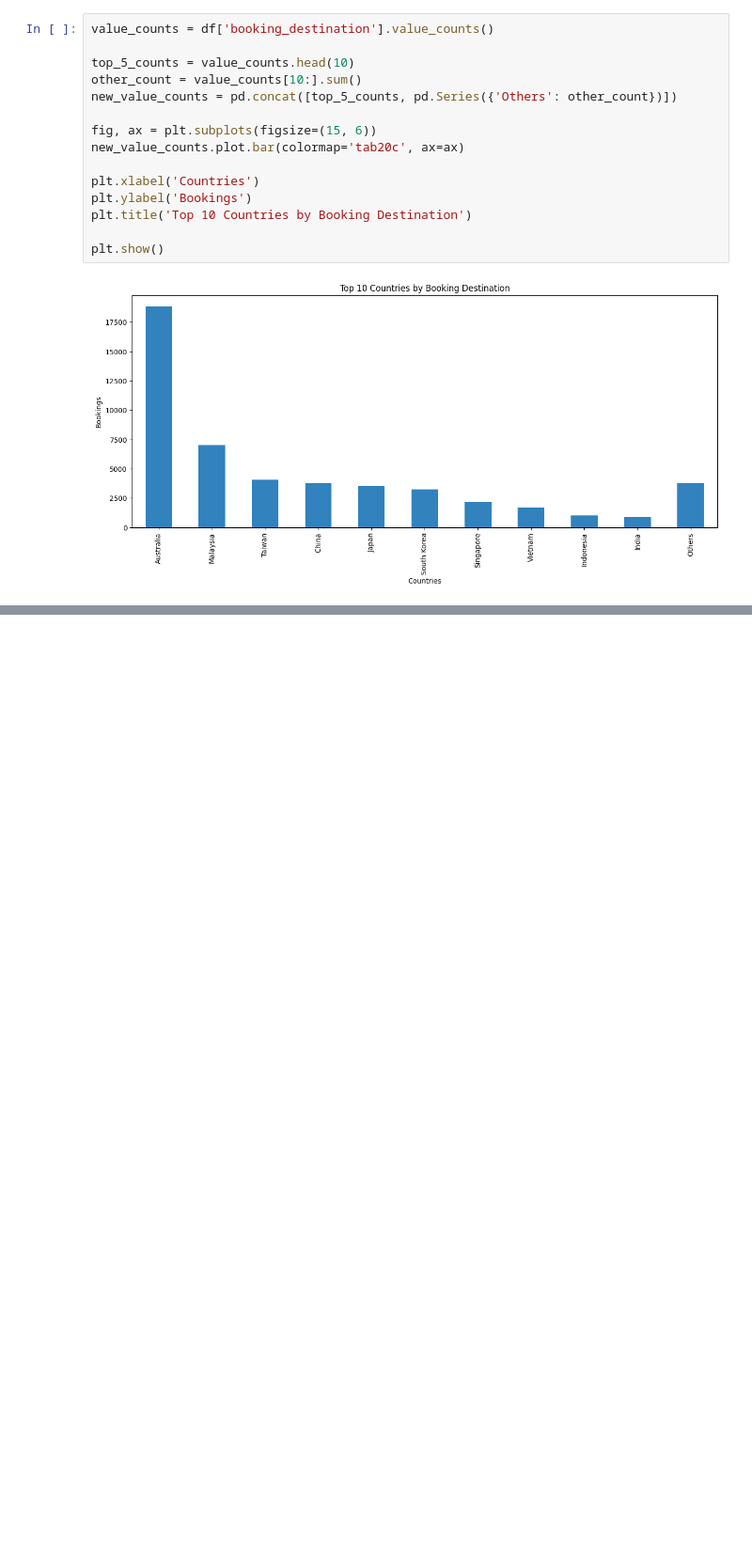
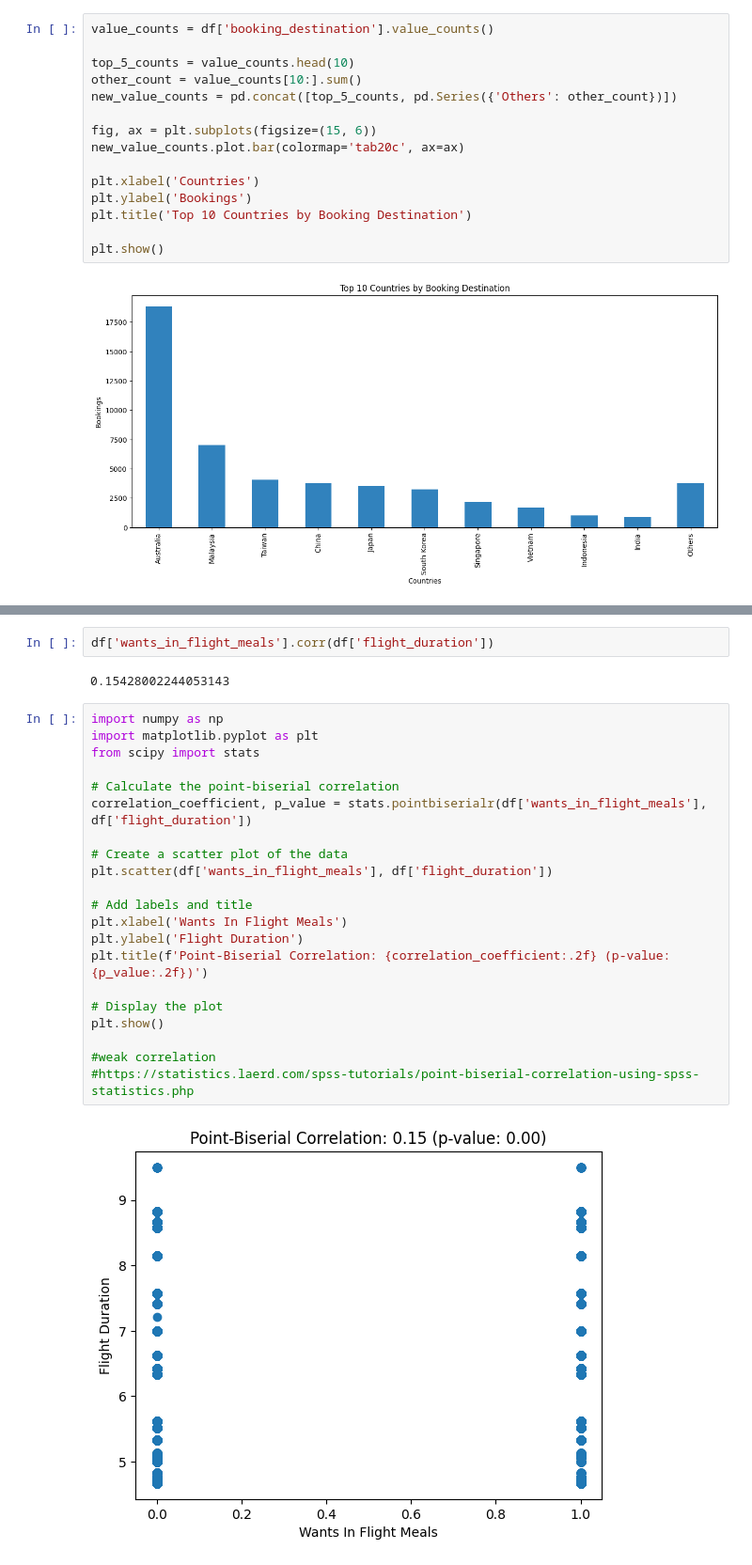
Before and after one commit to qichsia/python, a Jupyter notebook: final_proj/02_data_analysis.ipynb, the cells around one changed output, grey strips where cells are left out. Shown: that part at 94% size. Drawn from its saved outputs; the diff is of its cells as text; blank space fills up the shorter version.

```diff
--- a/final_proj/02_data_analysis.ipynb
+++ b/final_proj/02_data_analysis.ipynb
@@ -136,0 +305,27 @@ plt.show()
+# %%
+df['wants_in_flight_meals'].corr(df['flight_duration'])
+# %% [output]
+0.15428002244053143
+# %%
+import numpy as np
+import matplotlib.pyplot as plt
+from scipy import stats
+
+# Calculate the point-biserial correlation
+correlation_coefficient, p_value = stats.pointbiserialr(df['wants_in_flight_meals'], df['flight_duration'])
+
+# Create a scatter plot of the data
+plt.scatter(df['wants_in_flight_meals'], df['flight_duration'])
+
+# Add labels and title
+plt.xlabel('Wants In Flight Meals')
+plt.ylabel('Flight Duration')
+plt.title(f'Point-Biserial Correlation: {correlation_coefficient:.2f} (p-value: {p_value:.2f})')
+
+# Display the plot
+plt.show()
+
+#weak correlation
+#https://statistics.laerd.com/spss-tutorials/point-biserial-correlation-using-spss-statistics.php
+# %% [output]
+[figure, added]
```
Also changed, not shown: parts of 15 cells of this notebook, 5 other files.
